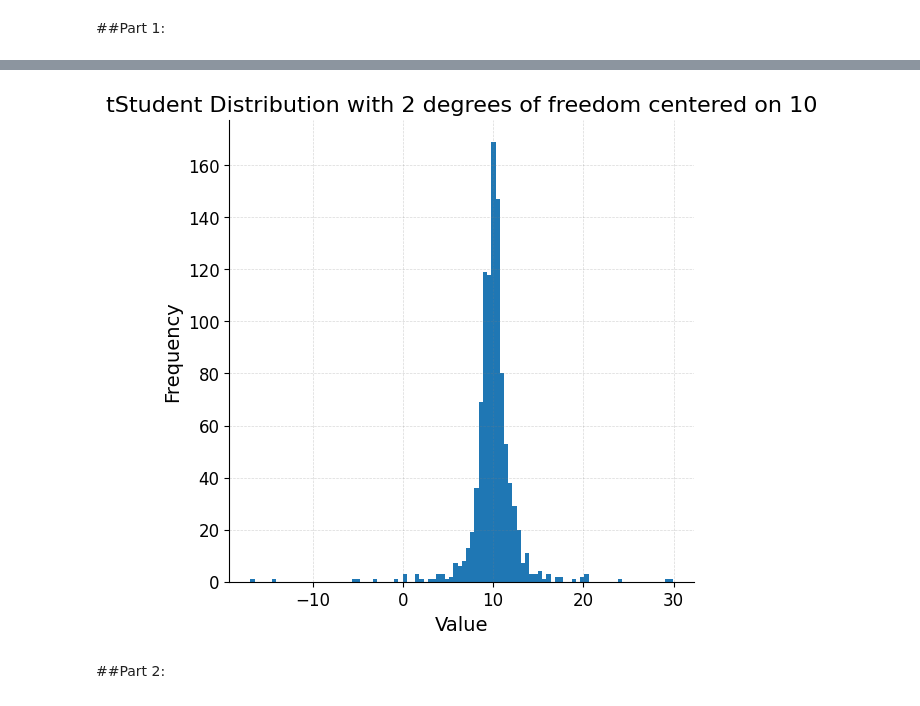
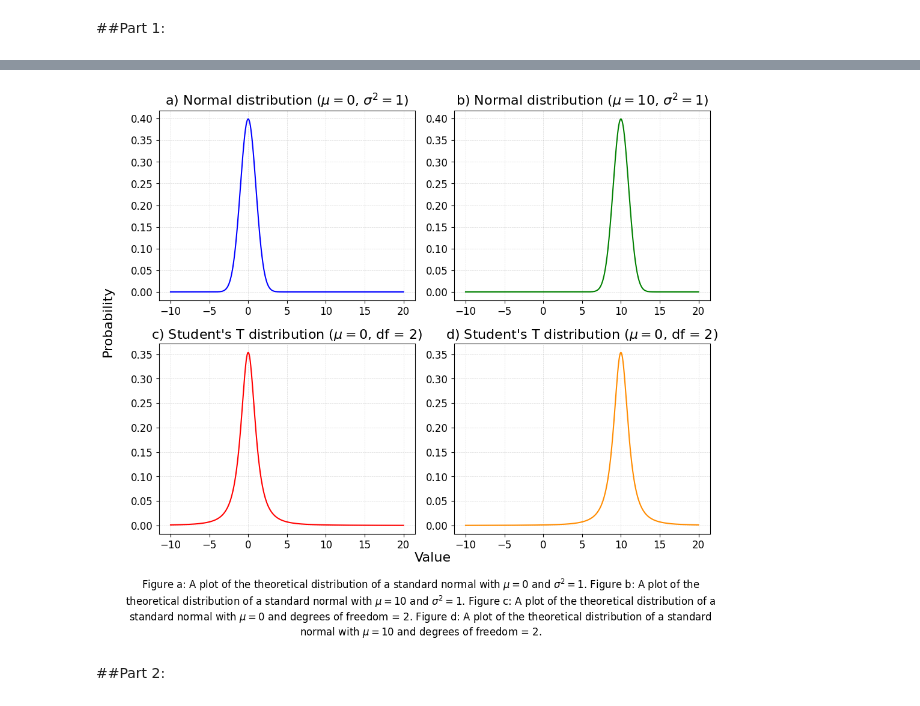
Before and after one commit to zberis/DSPS_ZBeris, a Jupyter notebook: HW2/Copy_of_Instructions_Bayesian_posteriors.ipynb, the cells around one changed output, grey strips where cells are left out. Cells and saved outputs as stored; diff of their text form; code cells hidden in the pictures.

```diff
--- a/HW2/Copy_of_Instructions_Bayesian_posteriors.ipynb
+++ b/HW2/Copy_of_Instructions_Bayesian_posteriors.ipynb
@@ -41,7 +49,8 @@ Ellipsis
 ##Part 1:
 # %%
 np.random.seed(6220)
-Norm_0 = stats.norm.rvs(0, 1, 1000)
-Norm_10 = stats.norm.rvs(10, 1, 1000)
-tStudent_0 = stats.t.rvs(2, 0, size = 1000)
-tStudent_10 = stats.t.rvs(2, 10, size = 1000)
+support = np.arange(-10,20,.001)
+Norm_0 = stats.norm.pdf(support, 0, scale = 1)
+Norm_10 = stats.norm.pdf(support, 10, scale = 1)
+tStudent_0 = stats.t.pdf(support, 2, 0)
+tStudent_10 = stats.t.pdf(support, 2, 10)
@@ -81,14 +57,37 @@ ax.spines["right"].set_visible(False)
-# %%
-fig, ax = plt.subplots(figsize=(6, 6), dpi = 100)
-plt.hist(tStudent_10, bins = 100);
-plt.title("tStudent Distribution with 2 degrees of freedom centered on 10")
-plt.ylabel("Frequency")
-plt.xlabel("Value")
-plt.grid(True, linestyle="--", linewidth=0.5, color="gray", alpha=0.3)
-ax.spines["top"].set_visible(False)
-ax.spines["right"].set_visible(False)
-# %% [output]
-[figure, removed]
+# %%
+# This code for the plot was initially generated by ChatGPT before being altered/refined by me. Prompt: How to make a figure with 4 graphs in a box. I want them all to have the same axes label.
+fig, axs = plt.subplots(2, 2, figsize=(10, 8))
+
+axs[0, 0].plot(support, Norm_0, color="blue")
+axs[0, 0].set_title(r"a) Normal distribution ($\mu = 0$, $\sigma^2 = 1$)")
+axs[0,0].grid(True, linestyle="--", linewidth=0.5, color="gray", alpha=0.3)
+
+
+axs[0, 1].plot(support, Norm_10, color="green")
+axs[0, 1].set_title(r"b) Normal distribution ($\mu = 10$, $\sigma^2 = 1$)")
+axs[0,1].grid(True, linestyle="--", linewidth=0.5, color="gray", alpha=0.3)
+
+
+axs[1, 0].plot(support, tStudent_0, color="red")
+axs[1, 0].set_title(r"c) Student's T distribution ($\mu = 0$, df = 2)")
+axs[1,0].grid(True, linestyle="--", linewidth=0.5, color="gray", alpha=0.3)
+
+
+axs[1, 1].plot(support, tStudent_10, color="darkorange")
+axs[1, 1].set_title(r"d) Student's T distribution ($\mu = 0$, df = 2)")
+axs[1,1].grid(True, linestyle="--", linewidth=0.5, color="gray", alpha=0.3)
+
+
+fig.text(0.52, 0.00, "Value", ha="center", fontsize=16)
+fig.text(-0.03, 0.5, "Probability", va="center", rotation="vertical", fontsize=16)
+
+fig.text(0.5, -0.15, r"Figure a: A plot of the theoretical distribution of a standard normal with $\mu = 0$ and $\sigma^2 = 1$. Figure b: A plot of the theoretical distribution of a standard normal with $\mu = 10$ and $\sigma^2 = 1$. Figure c: A plot of the theoretical distribution of a standard normal with $\mu = 0$ and degrees of freedom = 2. Figure d: A plot of the theoretical distribution of a standard normal with $\mu = 10$ and degrees of freedom = 2.", ha="center", wrap = True)
+
+plt.tight_layout()
+
+plt.show()
+# %% [output]
+[figure, added]
 # %% [markdown]
 ##Part 2:
 # %%
```
Also changed, not shown: parts of 13 cells of this notebook.
